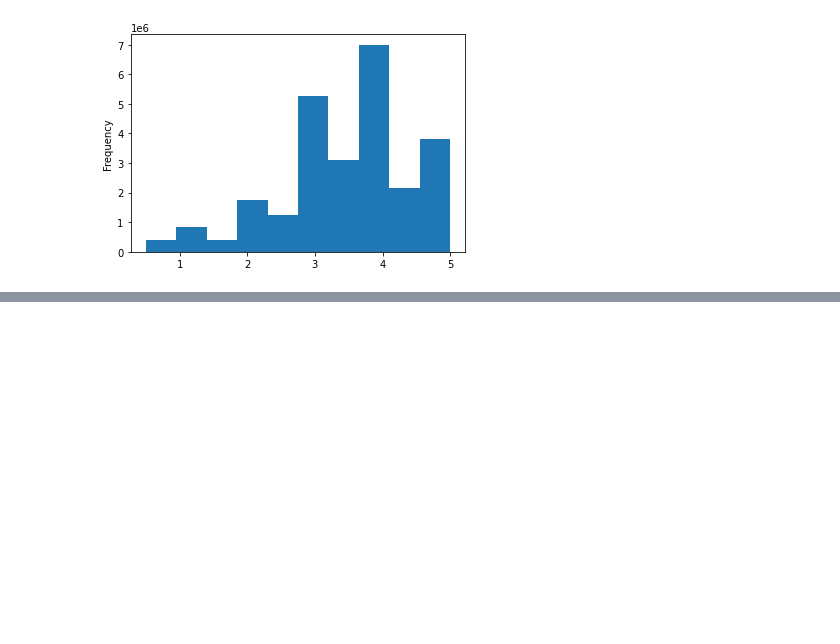
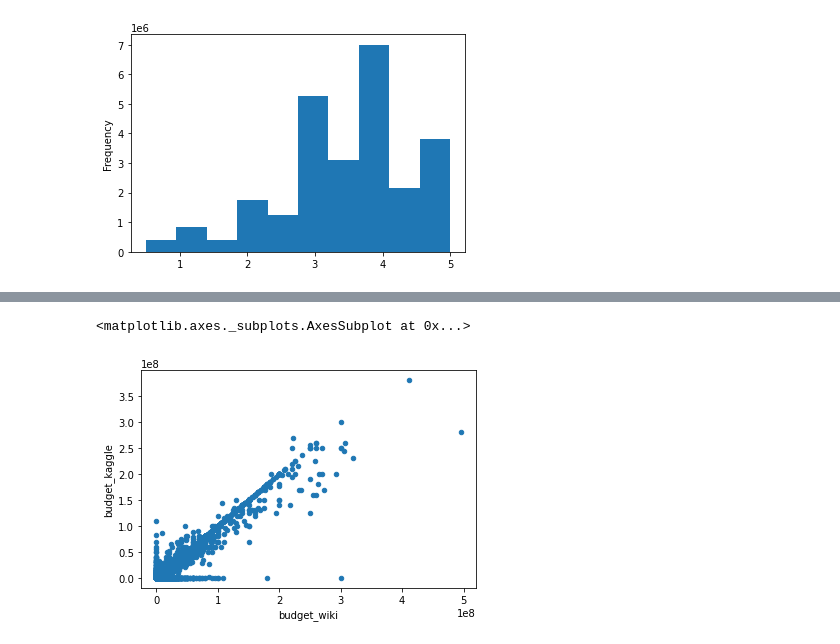
Before and after one commit to pat-tsai/Movies-ETL, a Jupyter notebook: data_ETL.ipynb, the cells around one changed output, grey strips where cells are left out. Drawn from its saved outputs; the diff is of its cells as text; code cells hidden in the pictures; blank space fills up the shorter version.

```diff
--- a/data_ETL.ipynb
+++ b/data_ETL.ipynb
@@ -840,0 +909,8 @@ Name: rating, dtype: float64
+# %%
+# perform similar analysis for budget data
+movies_df.fillna(0).plot(x='budget_wiki',y='budget_kaggle', kind='scatter')
+
+# solution: keep kaggle, fillin blanks with wiki
+# %% [output]
+<matplotlib.axes._subplots.AxesSubplot at 0x...>
+[figure, added]
```
Also changed, not shown: parts of 31 cells of this notebook, 1 other file.
